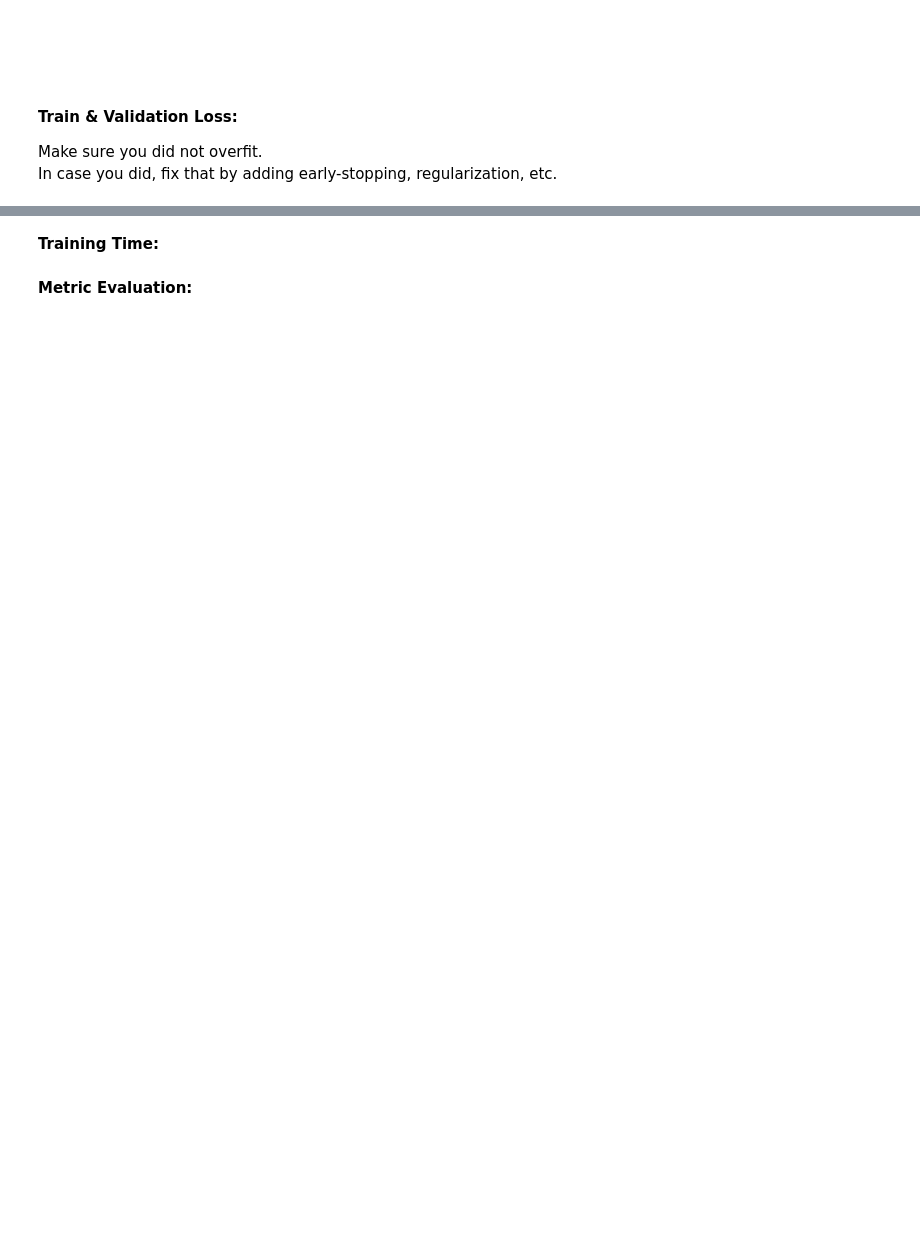
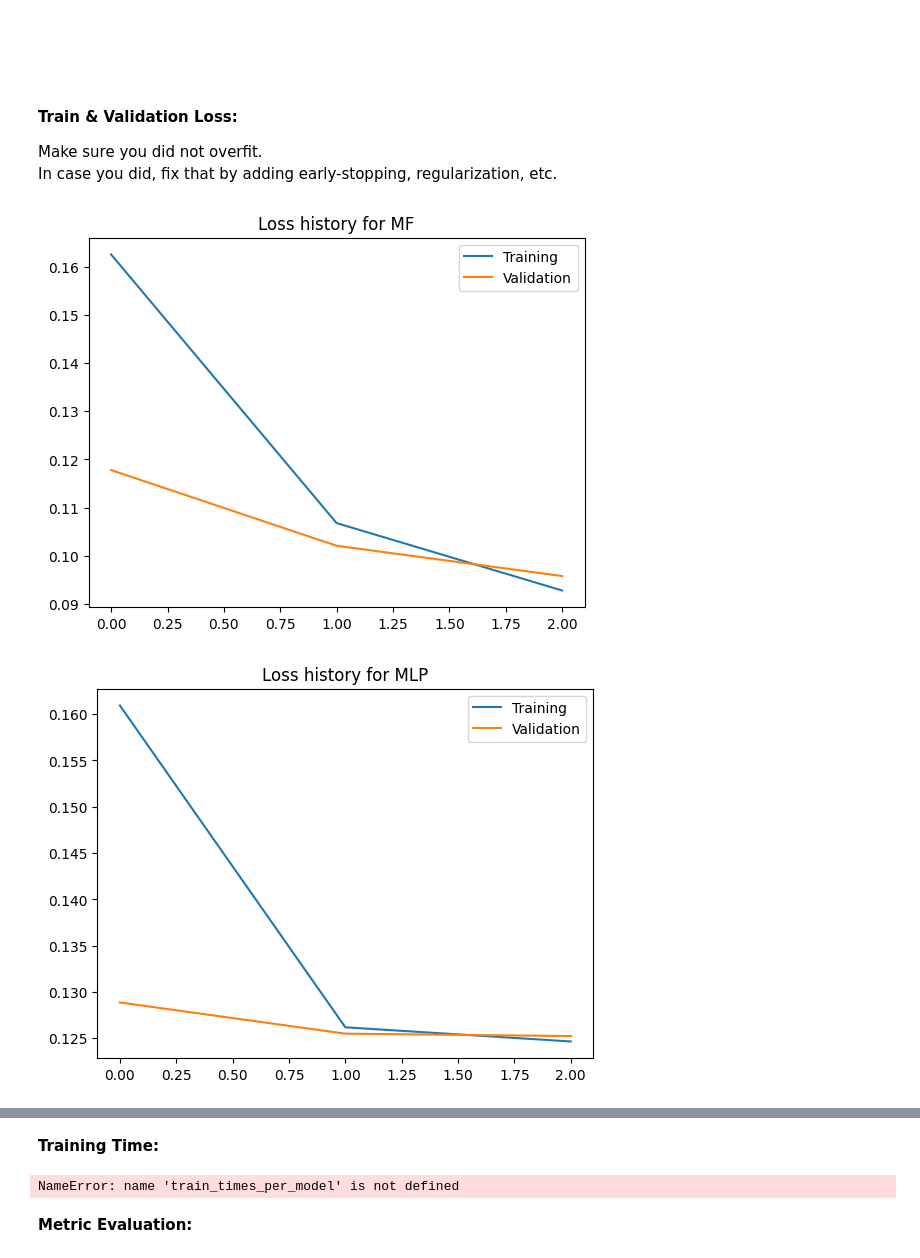
Before and after one commit to tsalex1992/Recommendation-Systems, a Jupyter notebook: HW3/Assignment3.ipynb, the cells around one changed output, grey strips where cells are left out. Drawn from its saved outputs; the diff is of its cells as text; code cells hidden in the pictures; blank space fills up the shorter version.

Commit message:
Finished - there is some weird bug in eval.

```diff
--- a/HW3/Assignment3.ipynb
+++ b/HW3/Assignment3.ipynb
@@ -303,9 +299,11 @@ class MF(nn.Module):
         nn.init.normal_(self.emb_item.weight, std=0.01)
 
     def forward(self, users, items):
-        emb_user = self.emb_user(users)
-        emb_item = self.emb_item(items)
-        return emb_user @ emb_item.T
+        emb_users = self.emb_user(users)
+        emb_items = self.emb_item(items)
+        element_wise_product = emb_users * emb_items
+        res = element_wise_product.sum(dim=1)
+        return res
 # %%
 model_MF = MF(num_users, num_items, embedding_size=32)
 # %% [markdown]
@@ -354,6 +352,7 @@ class MLP(nn.Module):
         item_embedding = self.item_embedding(item_ids)
         input_vector = torch.cat([user_embedding, item_embedding], dim=1)
         output = self.mlp_layers(input_vector)
+        output = self.last_hidden(output)
         output = self.activation(output)
         return output
 # %%
@@ -409,6 +408,7 @@ class GMF(nn.Module):
         element_wise = emb_user * emb_item
         output = self.hidden(element_wise)
         output = self.activation(output)
+        return output
 # %%
 model_GMF = GMF(num_users, num_items,embedding_size = 32)
 # %% [markdown]
@@ -686,27 +737,0 @@ def model_train(model, ratings, criterion, optimizer, scheduler, batch_size=64,
-# %%
-# create eval loop
-@torch.no_grad()
-def model_train(model, ratings, batch_size=64):
-    sample_row, sample_col = ratings.nonzero()
-    n_samples = len(sample_row)
-    eval_indices = np.arange(n_samples)
-
-    model.eval()  # Set model to training mode
-
-    np.random.shuffle(eval_indices)
-    eval_indices_batches = np.array_split(eval_indices, n_samples // batch_size)
-
-    # Convert to torch tensor
-    eval_indices_batches = [torch.tensor(batch) for batch in eval_indices_batches]
-
-    # Iterate over data.
-    for batch in tqdm(eval_indices_batches):
-        item_indices = sample_col[batch]
-        user_indices = user_indices.to(device)
-        item_indices = item_indices.to(device)
-        pred = model(user_indices, item_indices)
-        # TODO: calculate metrics for batch
-
-    # TODO: Get overall results as an average of the metrics
-    # TODO: Return metrics
-    return ""
@@ -730,0 +856,11 @@ In case you did, fix that by adding early-stopping, regularization, etc.
+# %%
+# Plot a separate training and validations plots for each model
+for model_name, loss_history in loss_history_per_model.items():
+    plt.plot(loss_history["train"], label="Training")
+    plt.plot(loss_history["val"], label="Validation")
+    plt.legend()
+    plt.title(f"Loss history for {model_name}")
+    plt.show()
+# %% [output]
+[figure, added]
+[figure, added]
@@ -735,2 +871,7 @@ In case you did, fix that by adding early-stopping, regularization, etc.
+# %%
+# plot a scatter plot of the training times for each model
+plt.scatter(train_times_per_model.keys(), train_times_per_model.values())
+# %% [output]
+NameError: name 'train_times_per_model' is not defined
 # %% [markdown]
 **Metric Evaluation:**
```
Also changed, not shown: parts of 31 cells of this notebook.
